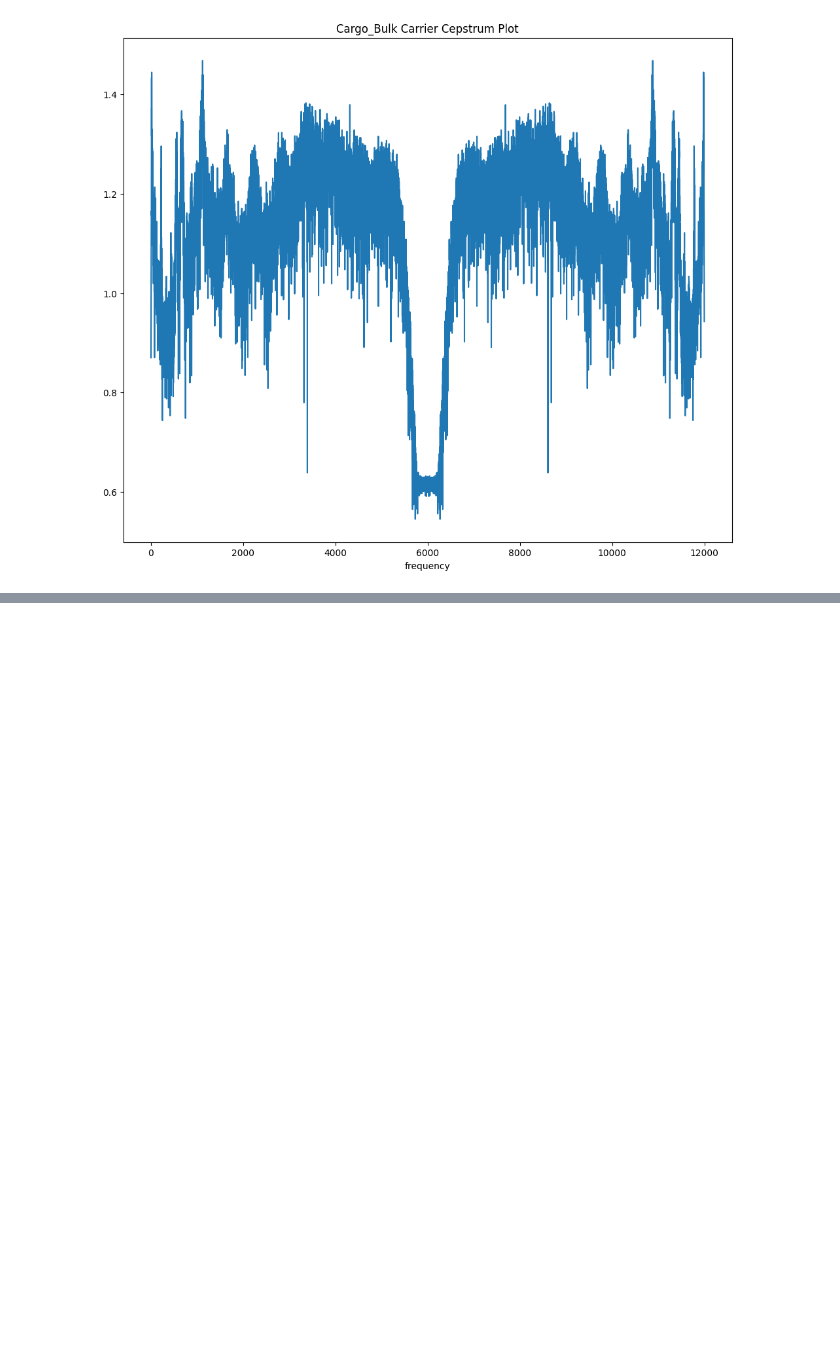
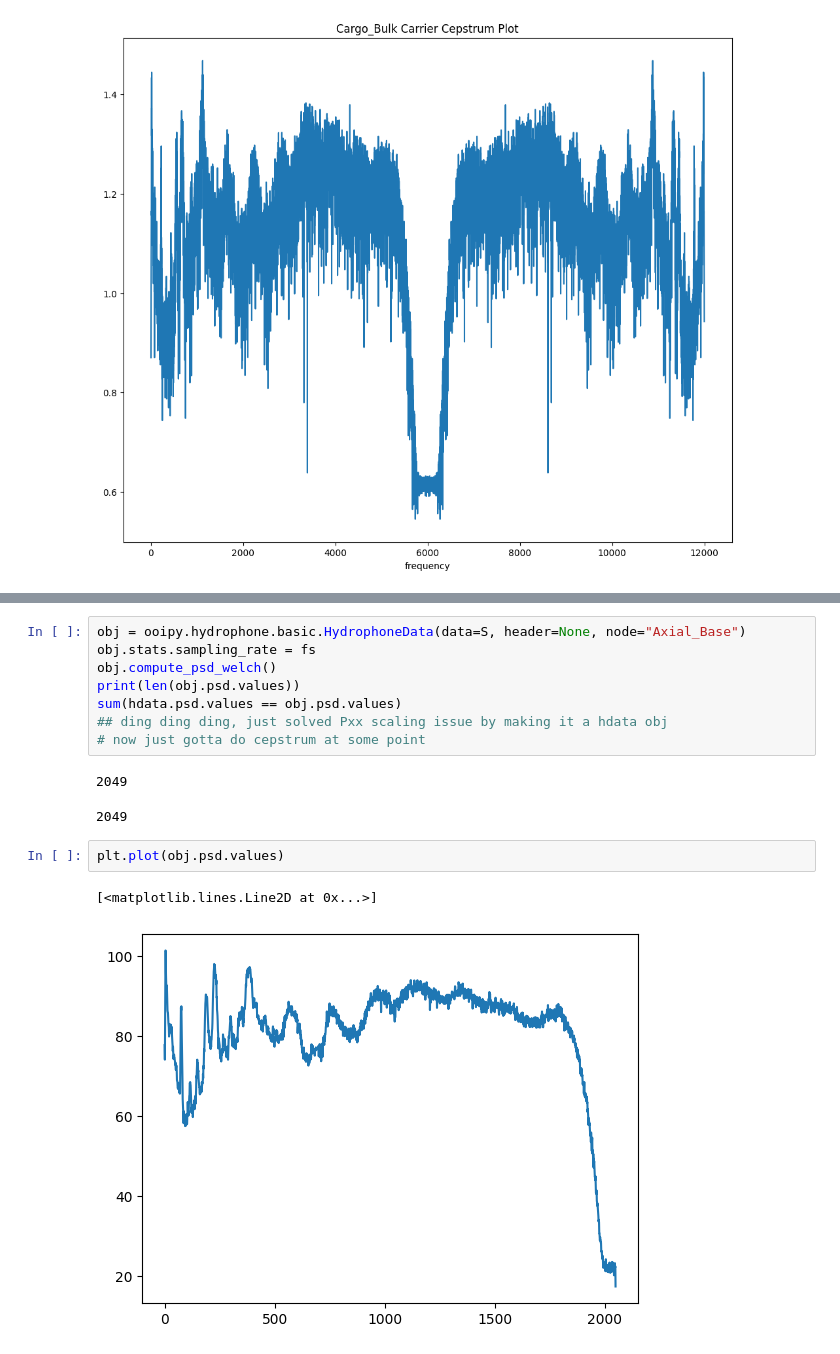
Before and after one commit to ainsleylaiuw/OcDa-Files, a Jupyter notebook: PSD_by_Type.ipynb, the cells around one changed output, grey strips where cells are left out. Saved outputs shown, nothing was run; the diff lists cells and outputs as text; blank space fills up the shorter version.

```diff
--- a/PSD_by_Type.ipynb
+++ b/PSD_by_Type.ipynb
@@ -443,0 +482,16 @@ asdf = cepstrum_vesselType_instance(location='Axial_Base', csv_name='AB_isolated
+# %%
+obj = ooipy.hydrophone.basic.HydrophoneData(data=S, header=None, node="Axial_Base")
+obj.stats.sampling_rate = fs
+obj.compute_psd_welch()
+print(len(obj.psd.values))
+sum(hdata.psd.values == obj.psd.values)
+## ding ding ding, just solved Pxx scaling issue by making it a hdata obj
+# now just gotta do cepstrum at some point
+# %% [output]
+2049
+2049
+# %%
+plt.plot(obj.psd.values)
+# %% [output]
+[<matplotlib.lines.Line2D at 0x...>]
+[figure, added]
```
Also changed, not shown: parts of 8 cells of this notebook, 1 other file.
